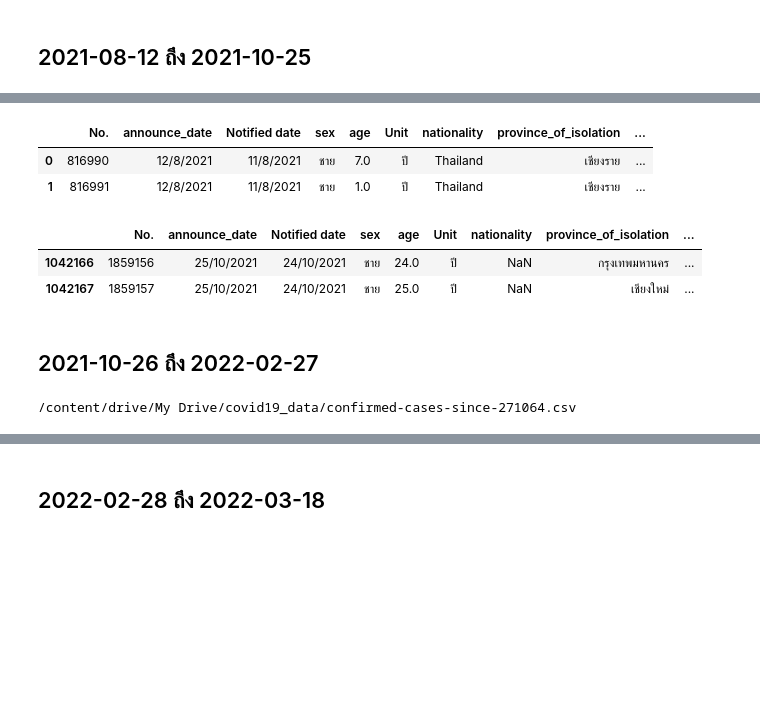
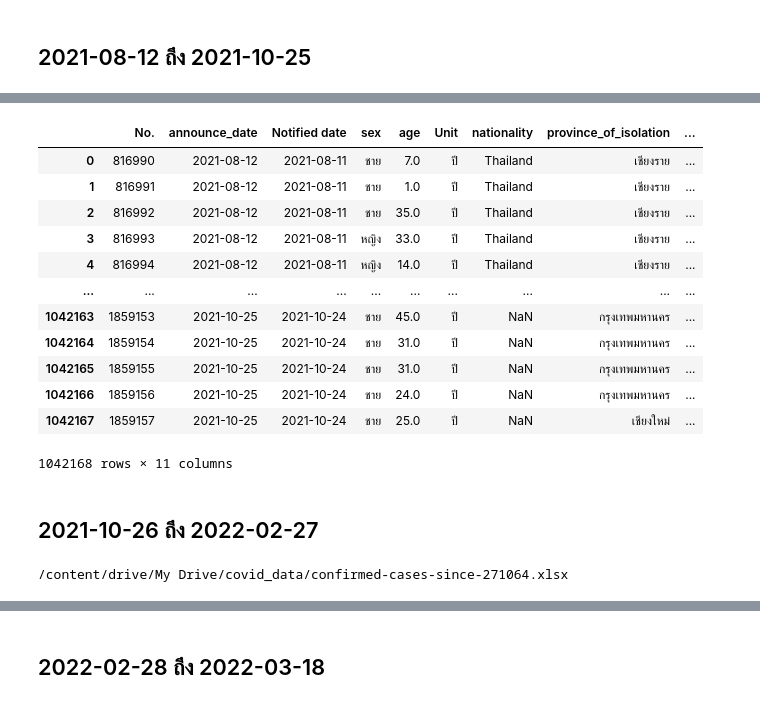
Before and after one commit to Gcpppinpak/data_viz_2022, a Jupyter notebook: Dashboard_project.ipynb, the cells around one changed output, grey strips where cells are left out. Drawn from its saved outputs; the diff is of its cells as text; code cells hidden in the pictures; blank space fills up the shorter version.

```diff
--- a/Dashboard_project.ipynb
+++ b/Dashboard_project.ipynb
@@ -10,7 +10,7 @@ import os  #จัดการไฟล์และ path
 # %%
 from google.colab import drive  #เชื่อม google drive
 drive.mount('/content/drive')
-path = '/content/drive/My Drive/covid19_data'   #pathจะชี้ไปยังโฟล์เดอร์
+path = '/content/drive/My Drive/covid_data'   #pathจะชี้ไปยังโฟล์เดอร์
 # %% [output]
 Drive already mounted at /content/drive; to attempt to forcibly remount, call drive.mount("/content/drive", force_remount=True).
 # %% [markdown]
@@ -33,6 +40,6 @@ display(data_covid1.head(2),data_covid1.tail(2))  #เรียกดูตา
 # %% [markdown]
 ## 2021-08-12 ถึง 2021-10-25
 # %%
-data_file_path2 = os.path.join(path,'confirmed-cases-since-120864.csv') #แล้วก็ชี้ไปที่ไฟล์
+data_file_path2 = os.path.join(path,'confirmed-cases-since-120864.xlsx') #แล้วก็ชี้ไปที่ไฟล์
 print(data_file_path2)
 # %% [output]
@@ -40,18 +47,25 @@ print(data_file_path2)
 # %%
-data_covid2 = pd.read_csv(data_file_path2)  #กำหนดตัวแปร data_covid เป็นข้อมูลของผู้ป่วยโควิด
-display(data_covid2.head(2),data_covid2.tail(2))  #เรียกดูตารางของผู้ป่วยโควิด
+data_covid2 = pd.read_excel(data_file_path2)  #กำหนดตัวแปร data_covid เป็นข้อมูลของผู้ป่วยโควิด
+data_covid2  #เรียกดูตารางของผู้ป่วยโควิด
 # %% [output]
 |  | No. | announce_date | Notified date | sex | age | Unit | nationality | province_of_isolation | ... |
-| 0 | 816990 | 12/8/2021 | 11/8/2021 | ชาย | 7.0 | ปี | Thailand | เชียงราย | ... |
-| 1 | 816991 | 12/8/2021 | 11/8/2021 | ชาย | 1.0 | ปี | Thailand | เชียงราย | ... |
+| 0 | 816990 | 2021-08-12 | 2021-08-11 | ชาย | 7.0 | ปี | Thailand | เชียงราย | ... |
+| 1 | 816991 | 2021-08-12 | 2021-08-11 | ชาย | 1.0 | ปี | Thailand | เชียงราย | ... |
+| 2 | 816992 | 2021-08-12 | 2021-08-11 | ชาย | 35.0 | ปี | Thailand | เชียงราย | ... |
+| 3 | 816993 | 2021-08-12 | 2021-08-11 | หญิง | 33.0 | ปี | Thailand | เชียงราย | ... |
+| 4 | 816994 | 2021-08-12 | 2021-08-11 | หญิง | 14.0 | ปี | Thailand | เชียงราย | ... |
+| ... | ... | ... | ... | ... | ... | ... | ... | ... | ... |
+| 1042163 | 1859153 | 2021-10-25 | 2021-10-24 | ชาย | 45.0 | ปี | NaN | กรุงเทพมหานคร | ... |
+| 1042164 | 1859154 | 2021-10-25 | 2021-10-24 | ชาย | 31.0 | ปี | NaN | กรุงเทพมหานคร | ... |
+| 1042165 | 1859155 | 2021-10-25 | 2021-10-24 | ชาย | 31.0 | ปี | NaN | กรุงเทพมหานคร | ... |
+| 1042166 | 1859156 | 2021-10-25 | 2021-10-24 | ชาย | 24.0 | ปี | NaN | กรุงเทพมหานคร | ... |
+| 1042167 | 1859157 | 2021-10-25 | 2021-10-24 | ชาย | 25.0 | ปี | NaN | เชียงใหม่ | ... |
-|  | No. | announce_date | Notified date | sex | age | Unit | nationality | province_of_isolation | ... |
-| 1042166 | 1859156 | 25/10/2021 | 24/10/2021 | ชาย | 24.0 | ปี | NaN | กรุงเทพมหานคร | ... |
-| 1042167 | 1859157 | 25/10/2021 | 24/10/2021 | ชาย | 25.0 | ปี | NaN | เชียงใหม่ | ... |
+1042168 rows × 11 columns
 # %% [markdown]
 ## 2021-10-26 ถึง 2022-02-27
 # %%
-data_file_path3 = os.path.join(path,'confirmed-cases-since-271064.csv') #แล้วก็ชี้ไปที่ไฟล์
+data_file_path3 = os.path.join(path,'confirmed-cases-since-271064.xlsx') #แล้วก็ชี้ไปที่ไฟล์
 print(data_file_path3)
 # %% [output]
-/content/drive/My Drive/covid19_data/confirmed-cases-since-271064.csv
+/content/drive/My Drive/covid_data/confirmed-cases-since-271064.xlsx
 # %%
```
Also changed, not shown: parts of 44 cells of this notebook.
